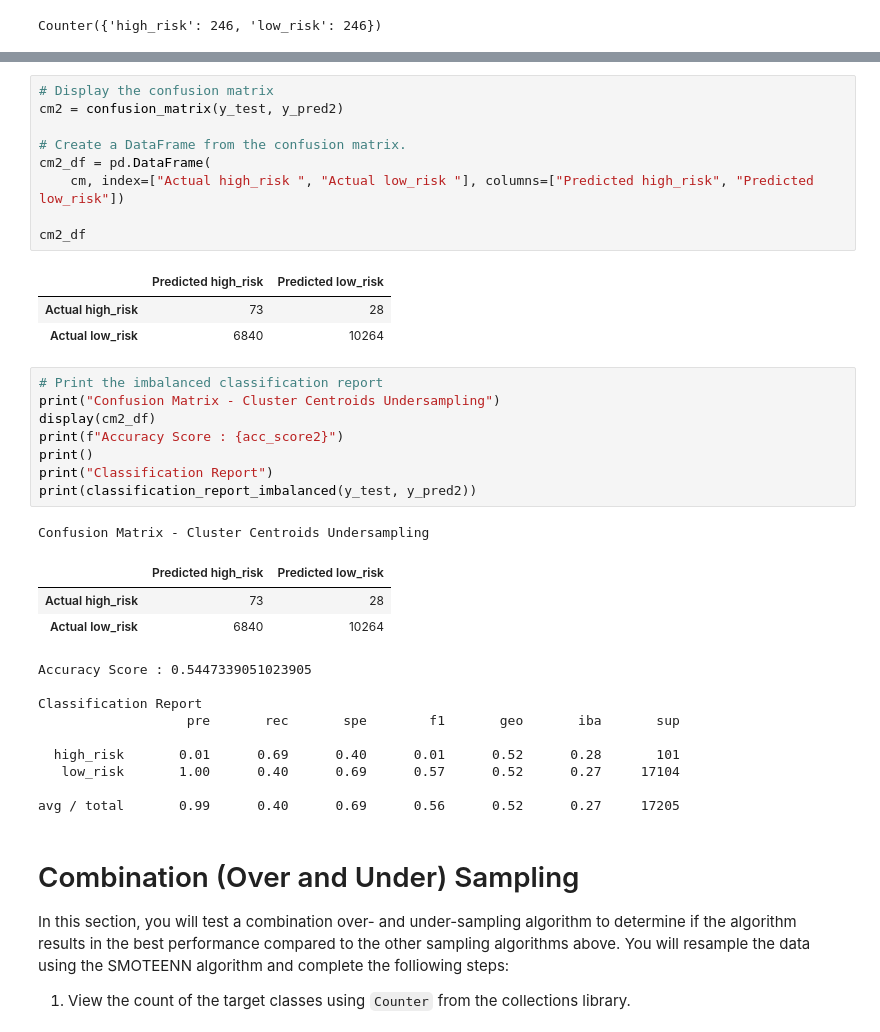
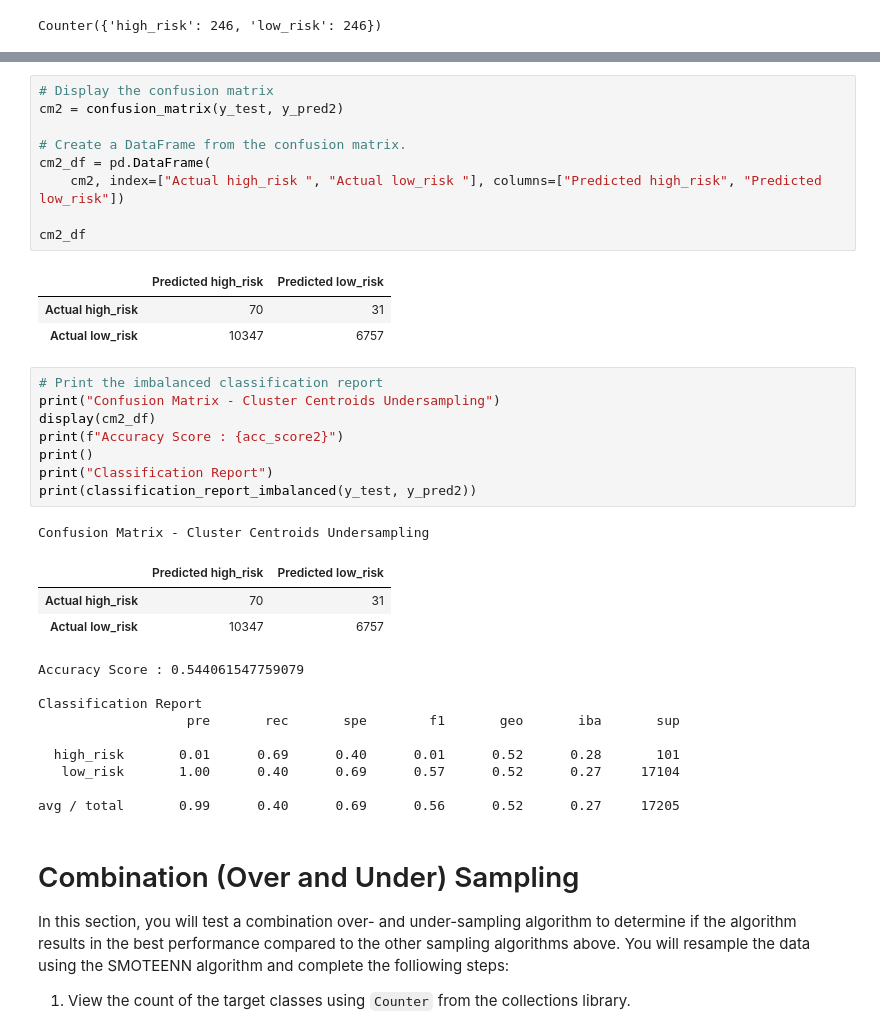
Before and after one commit to SamaanAnalyst/Credit_Risk_Analysis, a Jupyter notebook: credit_risk_resampling.ipynb, the cells around one changed output, grey strips where cells are left out. Drawn from its saved outputs; the diff is of its cells as text.

```diff
--- a/credit_risk_resampling.ipynb
+++ b/credit_risk_resampling.ipynb
@@ -392,16 +391,16 @@ acc_score2
 # %%
 # Display the confusion matrix
 cm2 = confusion_matrix(y_test, y_pred2)
 
 # Create a DataFrame from the confusion matrix.
 cm2_df = pd.DataFrame(
-    cm, index=["Actual high_risk ", "Actual low_risk "], columns=["Predicted high_risk", "Predicted low_risk"])
+    cm2, index=["Actual high_risk ", "Actual low_risk "], columns=["Predicted high_risk", "Predicted low_risk"])
 
 cm2_df
 # %% [output]
 |  | Predicted high_risk | Predicted low_risk |
-| Actual high_risk | 73 | 28 |
-| Actual low_risk | 6840 | 10264 |
+| Actual high_risk | 70 | 31 |
+| Actual low_risk | 10347 | 6757 |
 # %%
 # Print the imbalanced classification report
 print("Confusion Matrix - Cluster Centroids Undersampling")
@@ -413,9 +412,9 @@ print(classification_report_imbalanced(y_test, y_pred2))
 # %% [output]
 Confusion Matrix - Cluster Centroids Undersampling
 |  | Predicted high_risk | Predicted low_risk |
-| Actual high_risk | 73 | 28 |
-| Actual low_risk | 6840 | 10264 |
+| Actual high_risk | 70 | 31 |
+| Actual low_risk | 10347 | 6757 |
-Accuracy Score : 0.5447339051023905
+Accuracy Score : 0.544061547759079
 
 Classification Report
                    pre       rec       spe        f1       geo       iba       sup
```
Also changed, not shown: parts of 12 cells of this notebook, 5 other files.
